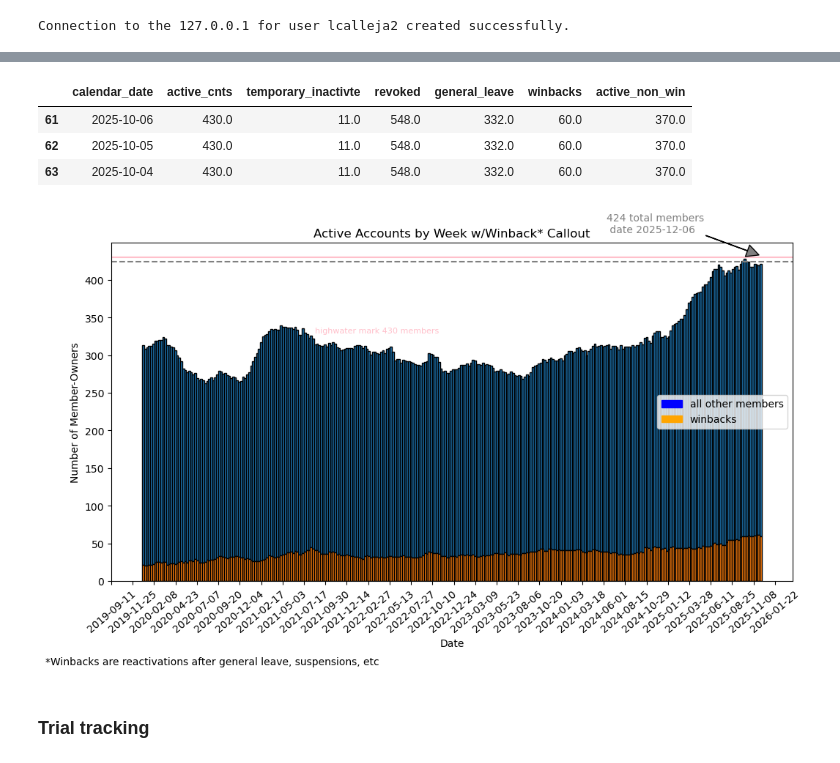
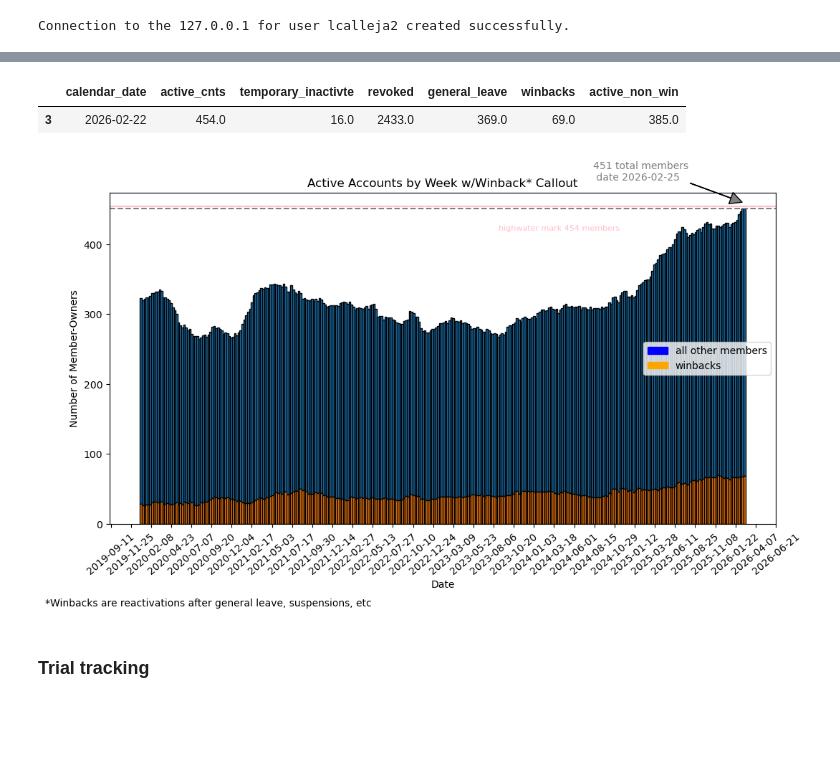
Before and after one commit to calleja/greeneHill, a Jupyter notebook: membership_graphics.ipynb, the cells around one changed output, grey strips where cells are left out. Drawn from its saved outputs; the diff is of its cells as text; code cells hidden in the pictures; blank space fills up the shorter version.

Commit message:
pulled specific files from memberCancelFix branch

```diff
--- a/membership_graphics.ipynb
+++ b/membership_graphics.ipynb
@@ -36,19 +48,17 @@ Connection to the 127.0.0.1 for user lcalleja2 created successfully.
 # %%
 #DON'T RUN IF CONNECTING TO RADISH
 #connect to the database instance
-cred_dict = return_credentials()
+credentials = container_credentials.Credentials()
+
+cred_dict = credentials.retrieve_credentials()
+
+
 
 user = cred_dict['user']
 password = cred_dict['pass']
 host = cred_dict['host']
 port = cred_dict['port']
 database = cred_dict['database']
-
-'''user = 'root'
-password = 'baeldung'
-host = '172.17.0.2'
-port = 3306
-database = 'membership'''
 
 def get_connection():
 	return sqlalchemy.create_engine(
@@ -79,13 +89,14 @@ SUM(CASE WHEN activity_calc IN ('general leave') THEN 1 ELSE 0 END) general_leav
 SUM(CASE WHEN activity_calc IN ('winback') THEN 1 ELSE 0 END) winbacks
 FROM stack_job2 sj
 INNER JOIN calendar cal ON calendar_date between start_dt AND lead_date
+WHERE lower(mt_email) NOT LIKE '%test%'
 GROUP BY 1
 ORDER BY 1 desc
 '''
 from sqlalchemy import text
 
 with engine.connect() as conn:
-    df = pd.read_sql(query, con = conn)
+    df = pd.read_sql(text(query), con = conn)
 # %%
 df = df.assign(calendar_date = pd.to_datetime(df['calendar_date']))
 # %%
@@ -134,44 +145,42 @@ max_value = df['active_cnts'].max()
 df.loc[df['active_cnts'] == max_value,:]
 # %% [output]
 |  | calendar_date | active_cnts | temporary_inactivte | revoked | general_leave | winbacks | active_non_win |
-| 61 | 2025-10-06 | 430.0 | 11.0 | 548.0 | 332.0 | 60.0 | 370.0 |
-| 62 | 2025-10-05 | 430.0 | 11.0 | 548.0 | 332.0 | 60.0 | 370.0 |
-| 63 | 2025-10-04 | 430.0 | 11.0 | 548.0 | 332.0 | 60.0 | 370.0 |
+| 3 | 2026-02-22 | 454.0 | 16.0 | 2433.0 | 369.0 | 69.0 | 385.0 |
 # %%
 import matplotlib.patches as mpatches
 import matplotlib.ticker as ticker
 #the two ahlines coincide w/the high water mark of member-owners and the most recent level (graph_values)
 
 fig, ax = plt.subplots(figsize=(12,6))
 ax.bar(df2['calendar_date'],df2['active_non_win'],bottom=df2['winbacks'], width=7, edgecolor = 'black')
 ax.bar(df2['calendar_date'],df2['winbacks'], width=7, edgecolor = 'black')
 ax.set_title("Active Accounts by Week w/Winback* Callout")
 ax.tick_params(axis='x', labelrotation = 40)
 ax.axhline(y=max_value,linestyle = '-', color = 'pink')
 ax.axhline(y=graph_values['active_cnts'],linestyle = '--', color = 'grey')
 ax.set_ylabel('Number of Member-Owners')
 ax.legend(['winbacks', 'all other members'])
 #create 'artists' for the legend
 blue_patch = mpatches.Patch(color='blue', label='all other members')
 orange_patch = mpatches.Patch(color='orange', label='winbacks')
 ax.legend(handles=[blue_patch,orange_patch], loc = 'center right')
 ax.set_xlabel("Date")
-ax.text(datetime(2021,8,25),330,f'highwater mark {int(max_value)} members',fontsize=8,color='pink')
+ax.text(datetime(2023,8,25),420,f'highwater mark {int(max_value)} members',fontsize=8,color='pink')
 
 ax.annotate(f'{int(graph_values['active_cnts'])} total members\n date {datetime.strftime(graph_values['calendar_date'],'%Y-%m-%d')}', xy=(graph_values['calendar_date'] - timedelta(days = 9), graph_values['active_cnts']+9), xycoords='data',
             xytext=(-150, 22), color='grey',textcoords='offset points',arrowprops=dict(facecolor='grey',width=0.25))
 space = 75
 ax.xaxis.set_major_locator(ticker.MultipleLocator(space))
 
 #centering xtick labels (middle of text to coincide w/tick)
 for label in ax.get_xticklabels(which='major'):
     label.set(horizontalalignment='center')
 
 plt.figtext(0.05,-.08,'*Winbacks are reactivations after general leave, suspensions, etc')
 
 plt.show()
 # %% [output]
-[figure, old version]
+[figure, new version]
 # %% [markdown]
 ### Trial tracking
 # %%
```
Also changed, not shown: parts of 7 cells of this notebook, 3 other files.
